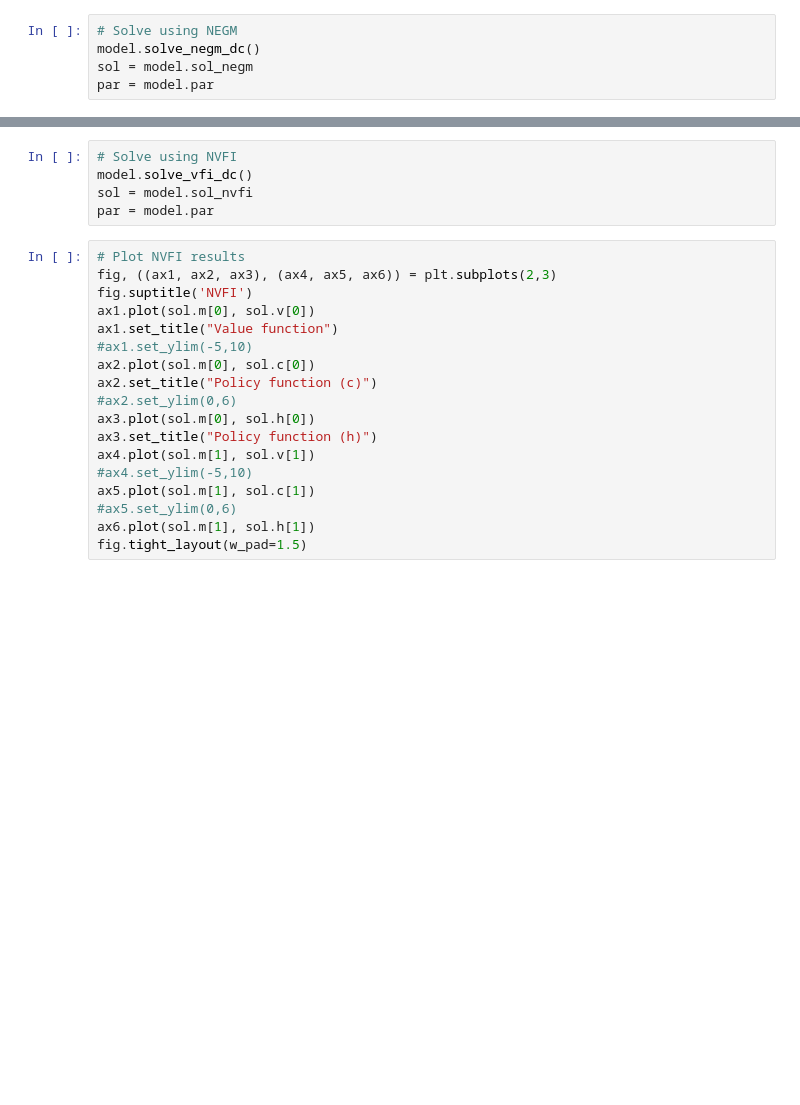
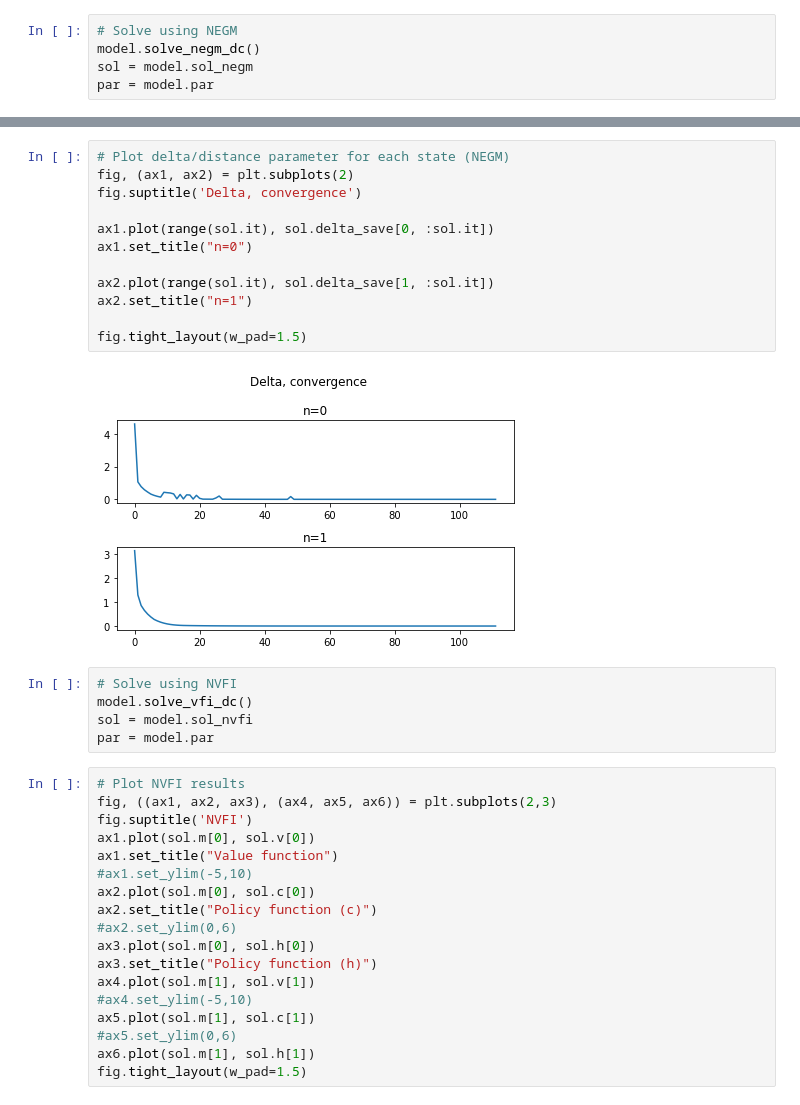
Before and after one commit to madsankern/DynamicProgramming, a Jupyter notebook: Solver_compare.ipynb, the cells around one changed output, grey strips where cells are left out. Drawn from its saved outputs; the diff is of its cells as text; blank space fills up the shorter version.

```diff
--- a/Solver_compare.ipynb
+++ b/Solver_compare.ipynb
@@ -59,3 +62,17 @@ fig.tight_layout(w_pad=1.5)
+# %%
+# Plot delta/distance parameter for each state (NEGM)
+fig, (ax1, ax2) = plt.subplots(2)
+fig.suptitle('Delta, convergence')
+
+ax1.plot(range(sol.it), sol.delta_save[0, :sol.it])
+ax1.set_title("n=0")
+
+ax2.plot(range(sol.it), sol.delta_save[1, :sol.it])
+ax2.set_title("n=1")
+
+fig.tight_layout(w_pad=1.5)
+# %% [output]
+[figure, added]
 # %%
 # Solve using NVFI
 model.solve_vfi_dc()
```
Also changed, not shown: parts of 5 cells of this notebook, 2 other files.
